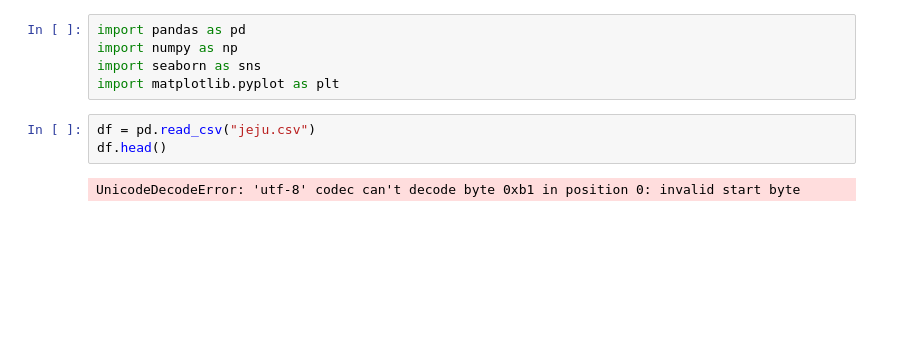
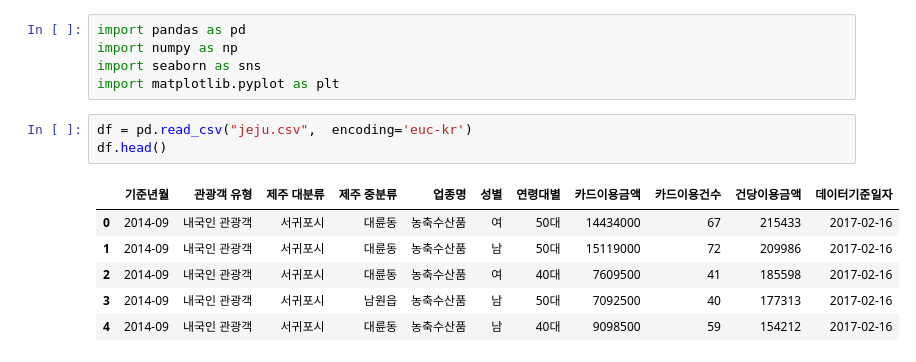
Before and after one commit to wjco/DAStudy-sun2, a Jupyter notebook: juyoung/240128스터디.ipynb, the cells around one changed output. Drawn from its saved outputs; the diff is of its cells as text; blank space fills up the shorter version.

```diff
--- a/juyoung/240128스터디.ipynb
+++ b/juyoung/240128스터디.ipynb
@@ -4,7 +4,12 @@ import numpy as np
 import seaborn as sns
 import matplotlib.pyplot as plt
 # %%
-df = pd.read_csv("jeju.csv")
+df = pd.read_csv("jeju.csv",  encoding='euc-kr')
 df.head()
 # %% [output]
-UnicodeDecodeError: 'utf-8' codec can't decode byte 0xb1 in position 0: invalid start byte
+|  | 기준년월 | 관광객 유형 | 제주 대분류 | 제주 중분류 | 업종명 | 성별 | 연령대별 | 카드이용금액 | 카드이용건수 | 건당이용금액 | 데이터기준일자 |
+| 0 | 2014-09 | 내국인 관광객 | 서귀포시 | 대륜동 | 농축수산품 | 여 | 50대 | 14434000 | 67 | 215433 | 2017-02-16 |
+| 1 | 2014-09 | 내국인 관광객 | 서귀포시 | 대륜동 | 농축수산품 | 남 | 50대 | 15119000 | 72 | 209986 | 2017-02-16 |
+| 2 | 2014-09 | 내국인 관광객 | 서귀포시 | 대륜동 | 농축수산품 | 여 | 40대 | 7609500 | 41 | 185598 | 2017-02-16 |
+| 3 | 2014-09 | 내국인 관광객 | 서귀포시 | 남원읍 | 농축수산품 | 남 | 50대 | 7092500 | 40 | 177313 | 2017-02-16 |
+| 4 | 2014-09 | 내국인 관광객 | 서귀포시 | 대륜동 | 농축수산품 | 남 | 40대 | 9098500 | 59 | 154212 | 2017-02-16 |
```
Also changed, not shown: parts of 11 cells of this notebook.
